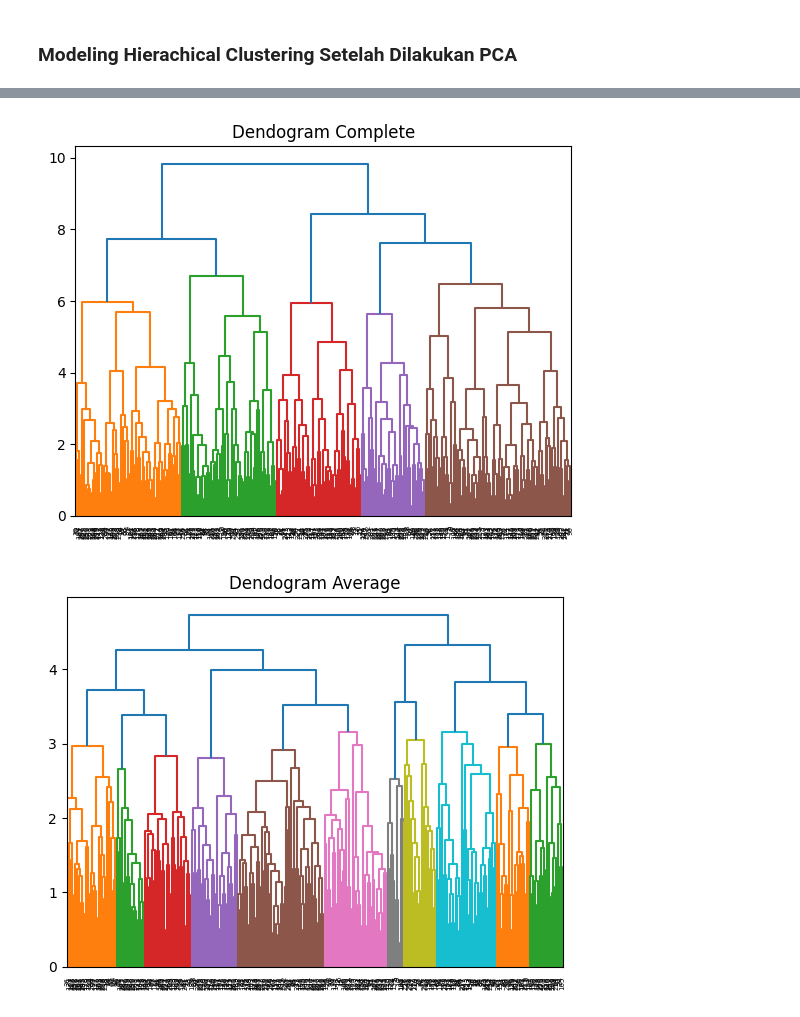
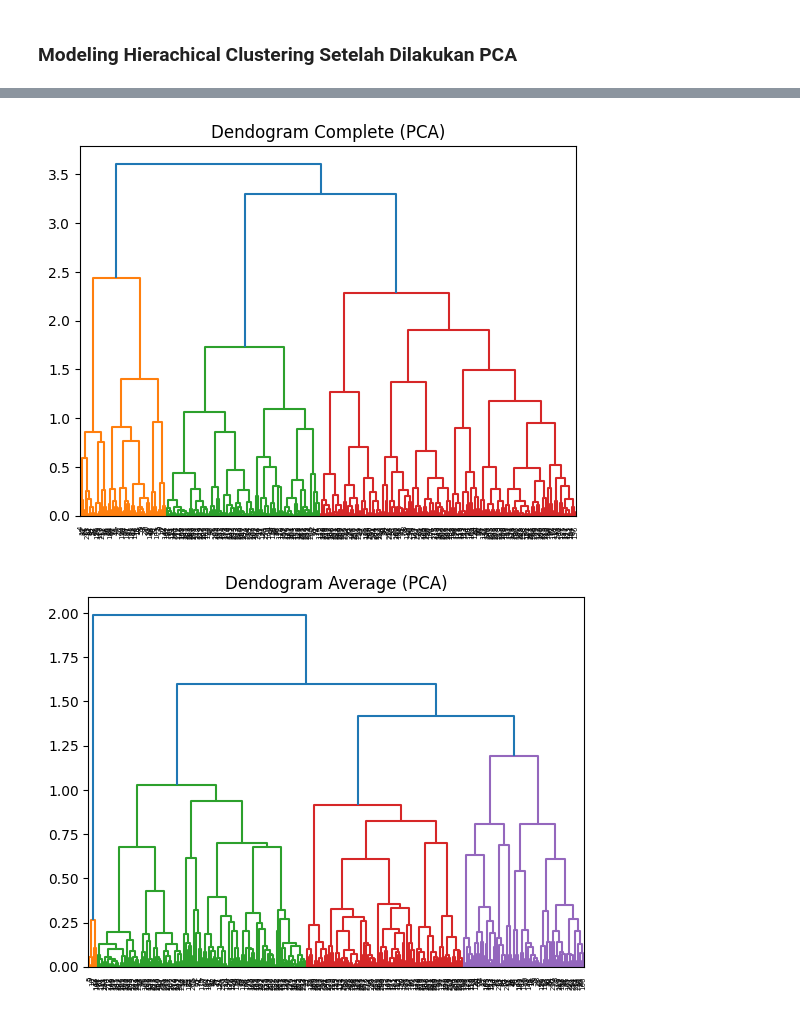
Before and after one commit to Jremiegii/Pembelajaran_Mesin, a Jupyter notebook: Pratikum6/HeartFailureClinical.ipynb, the cells around one changed output, grey strips where cells are left out. Saved outputs shown, nothing was run; the diff lists cells and outputs as text; code cells hidden in the pictures.

```diff
--- a/Pratikum6/HeartFailureClinical.ipynb
+++ b/Pratikum6/HeartFailureClinical.ipynb
@@ -410,14 +411,14 @@ plt.show()
 # %%
-plt.title('Dendogram Complete')
-CompleteDendogram = shc.linkage(scaled_data.iloc[:,:-1], method='complete', metric='cityblock')
+plt.title('Dendogram Complete (PCA)')
+CompleteDendogram = shc.linkage(dataBaru, method='complete', metric='cityblock')
 shc.dendrogram(Z=CompleteDendogram)
 plt.show()
 # %% [output]
-[figure, old version]
+[figure, new version]
 # %%
-plt.title('Dendogram Average')
-AverageDendogram = shc.linkage(scaled_data.iloc[:,:-1], method='average', metric='cityblock')
+plt.title('Dendogram Average (PCA)')
+AverageDendogram = shc.linkage(dataBaru, method='average', metric='cityblock')
 shc.dendrogram(Z=AverageDendogram)
 plt.show()
 # %% [output]
-[figure, old version]
+[figure, new version]
```
Also changed, not shown: parts of 5 cells of this notebook, 6 other files.
